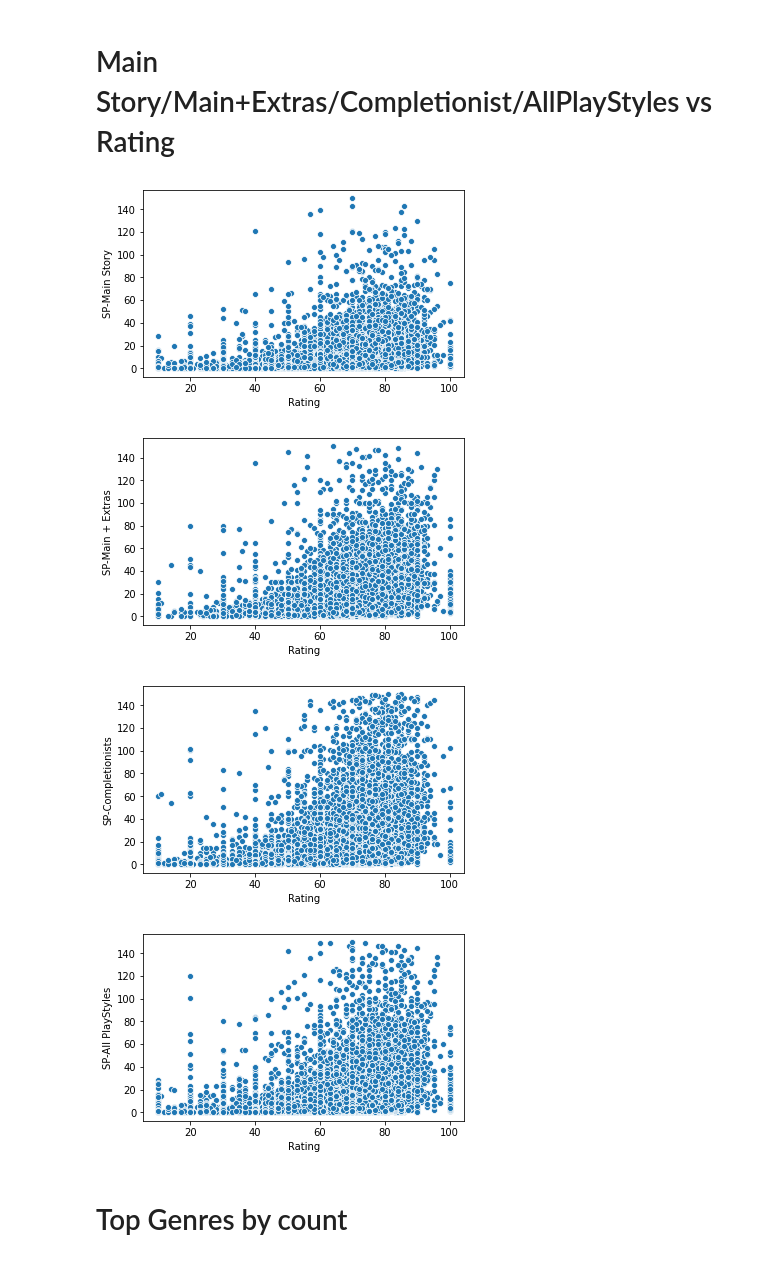
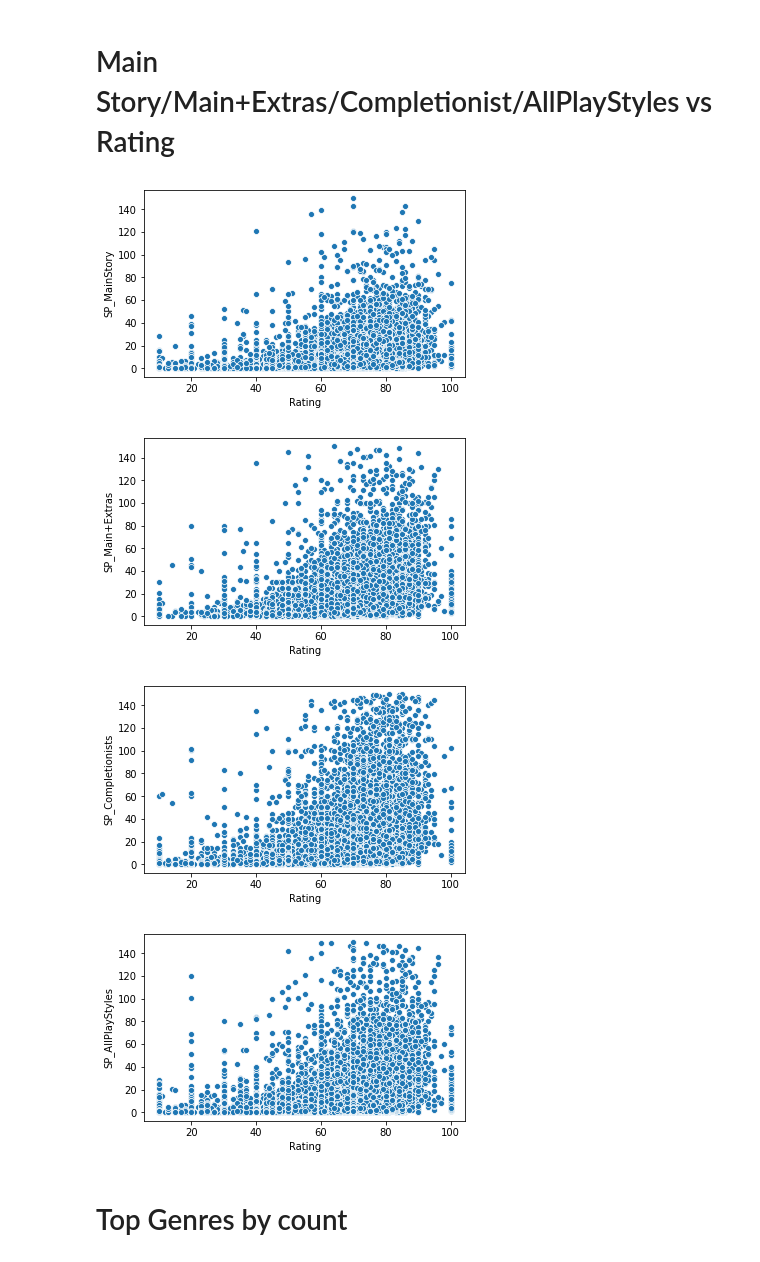
Before and after one commit to TFM-UAH-ammz/MainScrappingTool, a Jupyter notebook: src/dataAnalysis/analysis.ipynb, the cells around one changed output. Cells and saved outputs as stored; diff of their text form; code cells hidden in the pictures.

```diff
--- a/src/dataAnalysis/analysis.ipynb
+++ b/src/dataAnalysis/analysis.ipynb
@@ -293,7 +308,7 @@ def despivotar_col(col_name, namePrefix, data):
                 if element not in elements:
                     elements.append(element)
 
-    print(elements)
+    #print(elements)
 
 
     def get_element_from_game(x, element):
@@ -303,14 +318,17 @@ def despivotar_col(col_name, namePrefix, data):
                 return x[element]
 
     #Para cada elemento se añade una columna nueva con SP al principio para idicar que es single player
-    for element in elements:
+    for count,element in enumerate(elements):
         data[(namePrefix + element)] = data[col_name].apply(lambda x: get_element_from_game(x,element))
+        nameCol = namePrefix + element
+        renameCol = changeWord(''.join(nameCol.split()))
+        data = data.rename(columns={nameCol: renameCol})
+        elements[count] = changeWord(''.join(element.split()))
+
 
     #Se elimina la columna original
     data.drop([col_name], axis='columns', inplace=True)
     return data
 
-dataAux_desp = despivotar_col("Platform N","N-", dataAux_desp)
-
+dataAux_desp = despivotar_col("Platform N","N_", dataAux_desp)
 games = elements
-#dataAux.head()
@@ -319,10 +335,10 @@ games = elements
 # %%
 for game in games:
-    dataAux_desp["N-" + game] = dataAux_desp["N-" + game].fillna(0)
+    dataAux_desp["N_" + game] = dataAux_desp["N_" + game].fillna(0)
 # %%
 gameNTotal = []
 for game in games:
-    gameNTotal.append(dataAux_desp["N-" + game].sum())
+    gameNTotal.append(dataAux_desp["N_" + game].sum())
 # %%
 np.mean(gameNTotal)
 # %% [output]
@@ -368,7 +384,11 @@ def check (x, element):
                 return 0
 #Para cada elemento se añade una columna nueva con SP al principio para idicar que es single player
 for element in genres:
-    dataAux_desp[("G-" + element)] = dataAux_desp["Genres"].apply(lambda x: check(x, element))
+    dataAux_desp[("G_" + element)] = dataAux_desp["Genres"].apply(lambda x: check(x, element))
+    nameCol = "G_" + element
+    renameCol = changeWord(''.join(nameCol.split()))
+    dataAux_desp = dataAux_desp.rename(columns={nameCol: renameCol})
+
 
 print("done")
 # %% [output]
@@ -493,23 +523,23 @@ def get_mainStoryFormatted (data_list):
     except Exception as e:
         return data_list
 # %%
-spType = ["SP-Main Story", "SP-Main + Extras", "SP-Completionists", "SP-All PlayStyles"]
+spType = ["SP_MainStory", "SP_Main+Extras", "SP_Completionists", "SP_AllPlayStyles"]
 
 rating = dataAux_desp["Rating"]
 
 for sp in spType:
 
     fig, axs = plt.subplots()
     fig.tight_layout(pad = 4)
 
 
     spTime = dataAux_desp[sp].apply(lambda x: get_mainStoryFormatted(x))
     sns.scatterplot(rating[spTime < 150], spTime[spTime < 150], ax = axs);
 # %% [output]
-[figure, old version]
+[figure, new version]
-[figure, old version]
+[figure, new version]
-[figure, old version]
+[figure, new version]
-[figure, old version]
+[figure, new version]
 # %% [markdown]
 # Top Genres by count
 # %%
```
Also changed, not shown: parts of 36 cells of this notebook, 1 other file.
